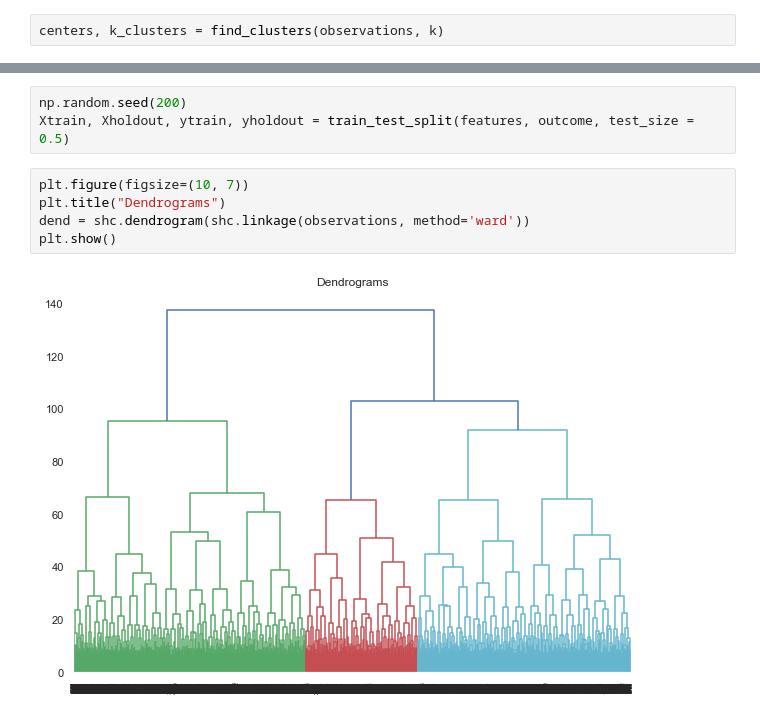
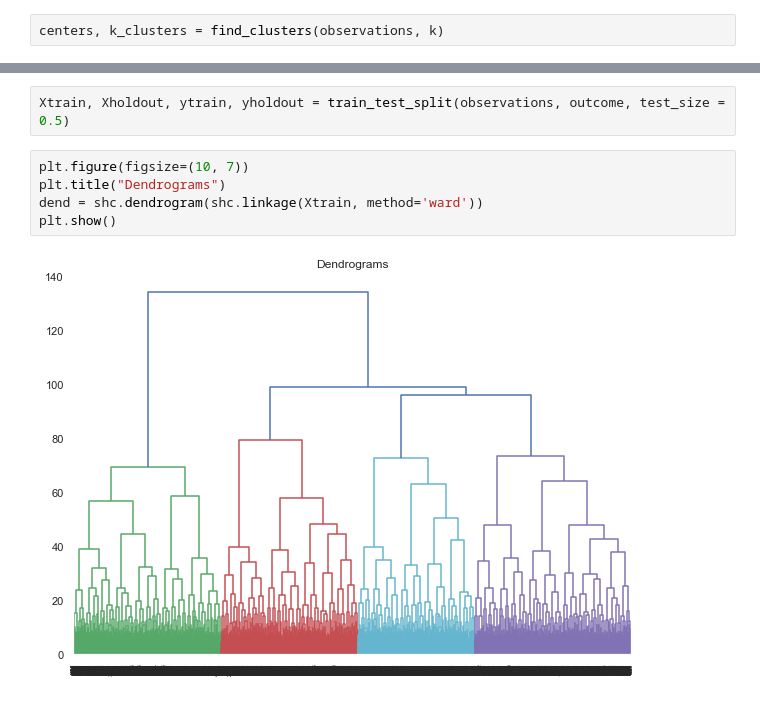
Before and after one commit to bjornite/IN-STK9000, a Jupyter notebook: Project_2/Project2.ipynb, the cells around one changed output, grey strips where cells are left out. Drawn from its saved outputs; the diff is of its cells as text.

```diff
--- a/Project_2/Project2.ipynb
+++ b/Project_2/Project2.ipynb
@@ -142,10 +275,9 @@ It looks like there are more people with symptoms in the 0 cluster, while people
 # %%
-np.random.seed(200)
-Xtrain, Xholdout, ytrain, yholdout = train_test_split(features, outcome, test_size = 0.5)
+Xtrain, Xholdout, ytrain, yholdout = train_test_split(observations, outcome, test_size = 0.5)
 # %%
 plt.figure(figsize=(10, 7))
 plt.title("Dendrograms")
-dend = shc.dendrogram(shc.linkage(observations, method='ward'))
+dend = shc.dendrogram(shc.linkage(Xtrain, method='ward'))
 plt.show()
 # %% [output]
-[figure, old version]
+[figure, new version]
```
Also changed, not shown: parts of 39 cells of this notebook.
